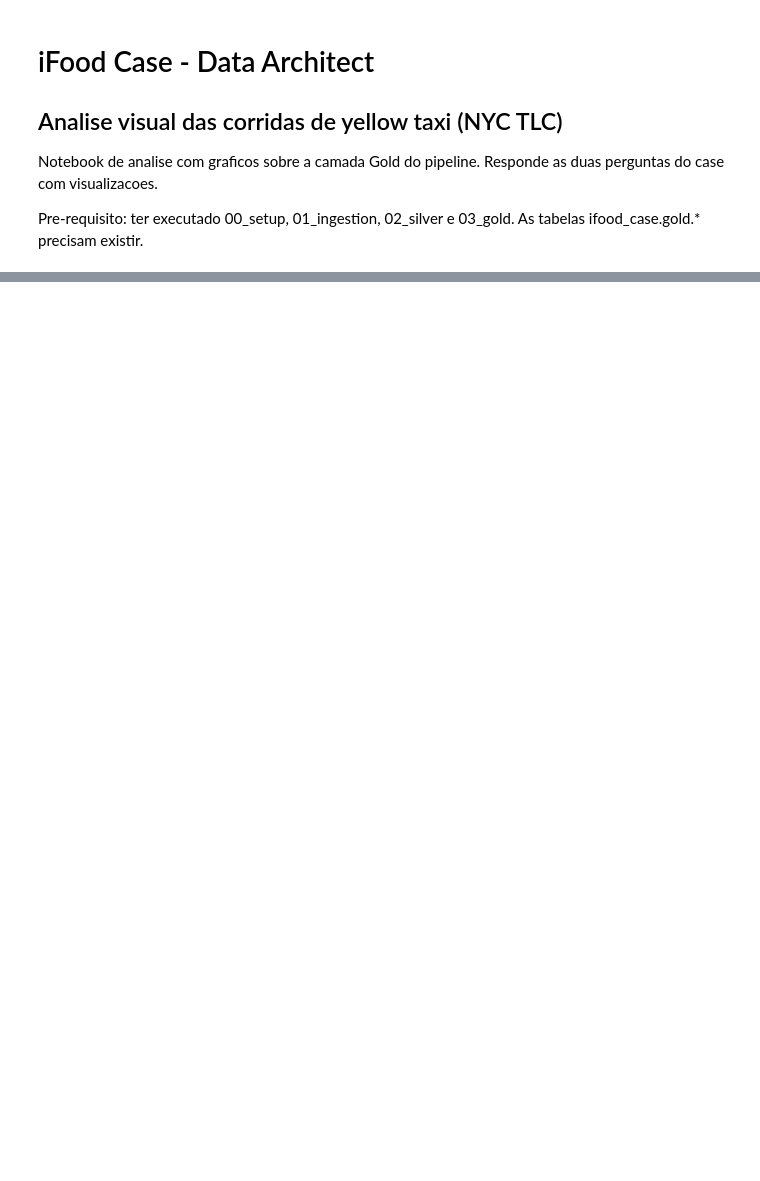
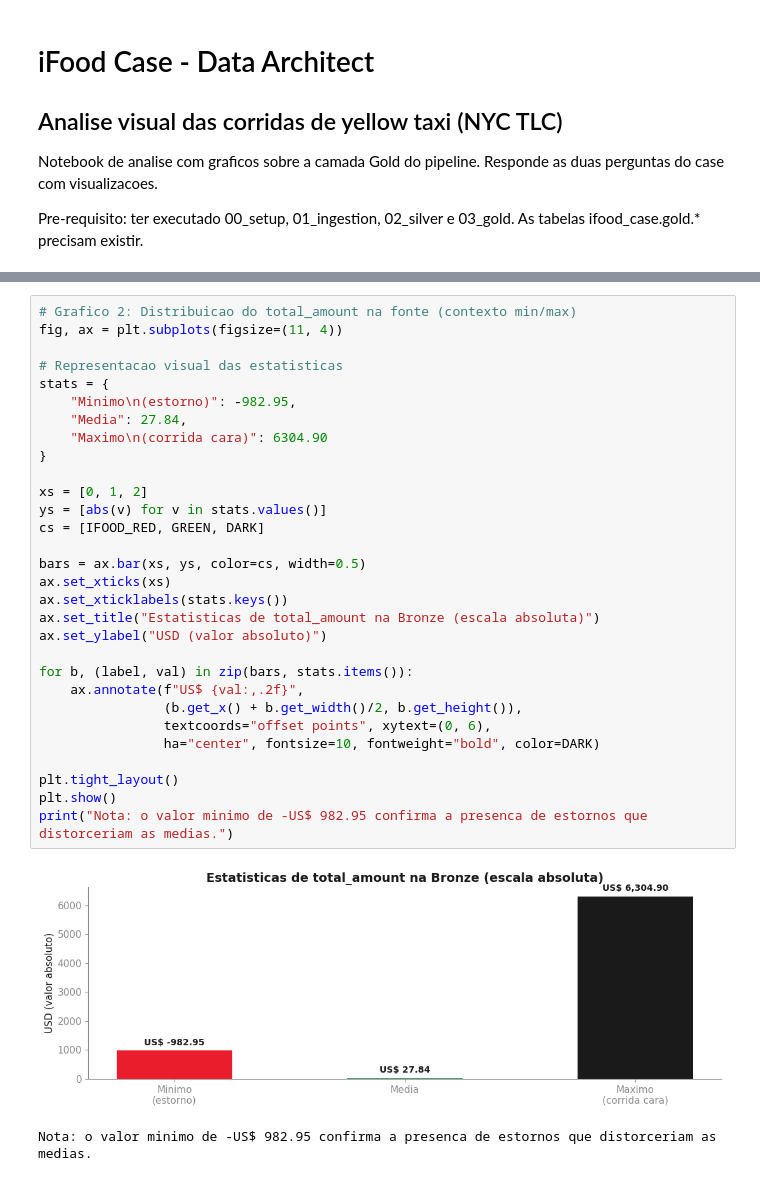
Before and after one commit to carlosnatale/ifood-case, a Jupyter notebook: notebooks/visual_analysis.ipynb, the cells around one changed output, grey strips where cells are left out. Drawn from its saved outputs; the diff is of its cells as text; blank space fills up the shorter version.

```diff
--- a/notebooks/visual_analysis.ipynb
+++ b/notebooks/visual_analysis.ipynb
@@ -89,0 +109,33 @@ Mostramos o ticket medio por corrida e a receita total mensal.
+# %%
+# Grafico 2: Distribuicao do total_amount na fonte (contexto min/max)
+fig, ax = plt.subplots(figsize=(11, 4))
+
+# Representacao visual das estatisticas
+stats = {
+    "Minimo\n(estorno)": -982.95,
+    "Media": 27.84,
+    "Maximo\n(corrida cara)": 6304.90
+}
+
+xs = [0, 1, 2]
+ys = [abs(v) for v in stats.values()]
+cs = [IFOOD_RED, GREEN, DARK]
+
+bars = ax.bar(xs, ys, color=cs, width=0.5)
+ax.set_xticks(xs)
+ax.set_xticklabels(stats.keys())
+ax.set_title("Estatisticas de total_amount na Bronze (escala absoluta)")
+ax.set_ylabel("USD (valor absoluto)")
+
+for b, (label, val) in zip(bars, stats.items()):
+    ax.annotate(f"US$ {val:,.2f}",
+                (b.get_x() + b.get_width()/2, b.get_height()),
+                textcoords="offset points", xytext=(0, 6),
+                ha="center", fontsize=10, fontweight="bold", color=DARK)
+
+plt.tight_layout()
+plt.show()
+print("Nota: o valor minimo de -US$ 982.95 confirma a presenca de estornos que distorceriam as medias.")
+# %% [output]
+[figure, added]
+Nota: o valor minimo de -US$ 982.95 confirma a presenca de estornos que distorceriam as medias.
```
Also changed, not shown: parts of 24 cells of this notebook, 3 other files.
